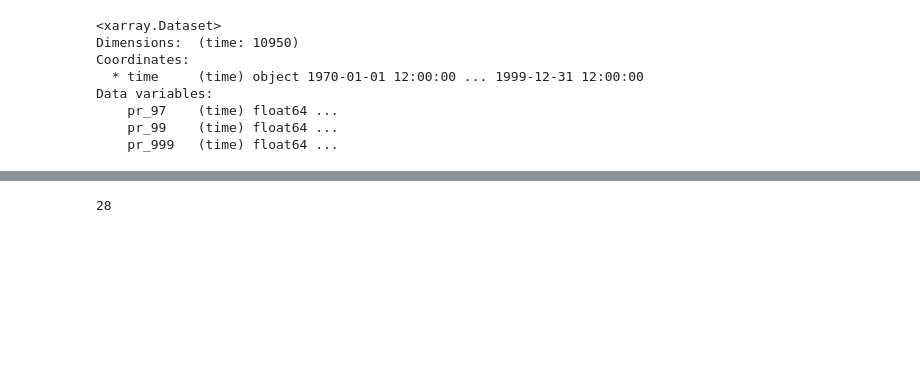
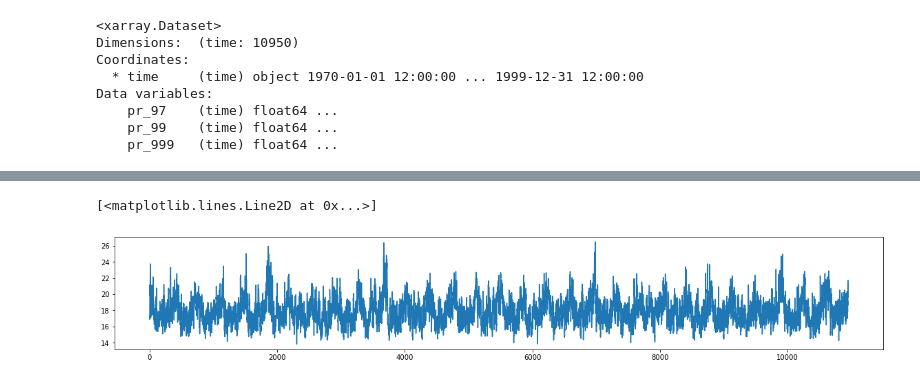
Before and after one commit to PBlackberg/phd, a Jupyter notebook: cmip5_scripts/example_rome.ipynb, the cells around one changed output, grey strips where cells are left out. Cells and saved outputs as stored; diff of their text form; code cells hidden in the pictures; blank space fills up the shorter version.

```diff
--- a/cmip5_scripts/example_rome.ipynb
+++ b/cmip5_scripts/example_rome.ipynb
@@ -299,4 +90,0 @@ else:
-# %%
-len(ROME_allPairs)
-# %% [output]
-28
@@ -312,0 +91,6 @@ ROME_n = np.mean(ROME_allPairs)
+# %%
+plt.figure(figsize= (20,3))
+plt.plot(ds_percentile.pr_97.data)
+# %% [output]
+[<matplotlib.lines.Line2D at 0x...>]
+[figure, added]
```
Also changed, not shown: parts of 60 cells of this notebook, 20 other files.
